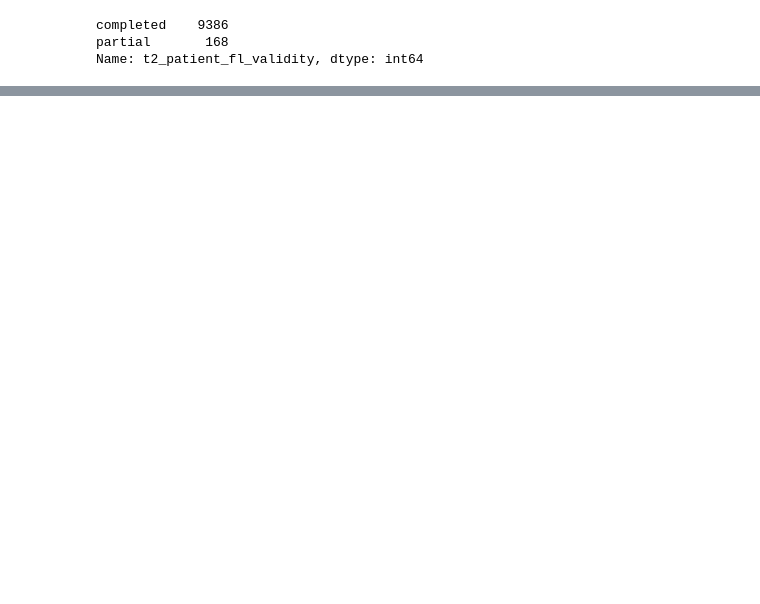
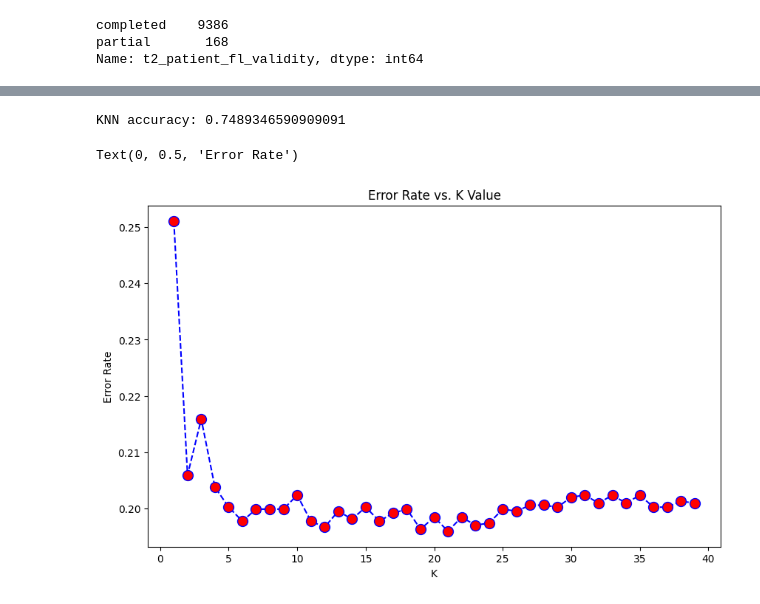
Before and after one commit to sizhe-chen11/fatty-liver-project, a Jupyter notebook: Fatty_Liver_Preprocessing.ipynb, the cells around one changed output, grey strips where cells are left out. Drawn from its saved outputs; the diff is of its cells as text; code cells hidden in the pictures; blank space fills up the shorter version.

```diff
--- a/Fatty_Liver_Preprocessing.ipynb
+++ b/Fatty_Liver_Preprocessing.ipynb
@@ -234,0 +399,8 @@ Name: t2_patient_fl_validity, dtype: int64
+# %%
+# drop these cols as those been derived for numeric cols, alias *_num
+cols_to_drop = ['t1_HBsAg_x', 't2_HBsAg_x', 't1_Anti_HCV_x', 't2_Anti_HCV_x']
+df9 = df9.drop(cols_to_drop, axis=1)
+
+#check data types
+pd.set_option('display.max_rows', None)
+print(df9.dtypes)
@@ -234,0 +520,11 @@ Name: t2_patient_fl_validity, dtype: int64
+# %%
+# SVM model
+from sklearn.svm import SVC
+
+svc_model = SVC()
+svc_model.fit(X_train,y_train)
+
+#Predictions
+predictions_svm = svc_model.predict(X_test)
+print(confusion_matrix(y_test,predictions_svm))
+print(classification_report(y_test,predictions_svm))
@@ -234,0 +542,31 @@ Name: t2_patient_fl_validity, dtype: int64
+# %%
+#KNN Model
+from sklearn.neighbors import KNeighborsClassifier
+knn_model = KNeighborsClassifier(n_neighbors = 1)
+knn_model.fit(X_train,y_train)
+predicted_y = knn_model.predict(X_test)
+accuracy_knn = knn_model.score(X_test,y_test)
+print("KNN accuracy:",accuracy_knn)
+# %% [output]
+KNN accuracy: 0.7489346590909091
+# %%
+error_rate = []
+
+# Need plot to find K
+for i in range(1,40):
+
+    knn_model = KNeighborsClassifier(n_neighbors=i)
+    knn_model.fit(X_train,y_train)
+    pred_i = knn_model.predict(X_test)
+    error_rate.append(np.mean(pred_i != y_test))
+# %%
+import matplotlib.pyplot as plt
+plt.figure(figsize=(10,6))
+plt.plot(range(1,40),error_rate,color='blue', linestyle='dashed', marker='o',
+         markerfacecolor='red', markersize=10)
+plt.title('Error Rate vs. K Value')
+plt.xlabel('K')
+plt.ylabel('Error Rate')
+# %% [output]
+Text(0, 0.5, 'Error Rate')
+[figure, added]
```
Also changed, not shown: parts of 21 cells of this notebook.
